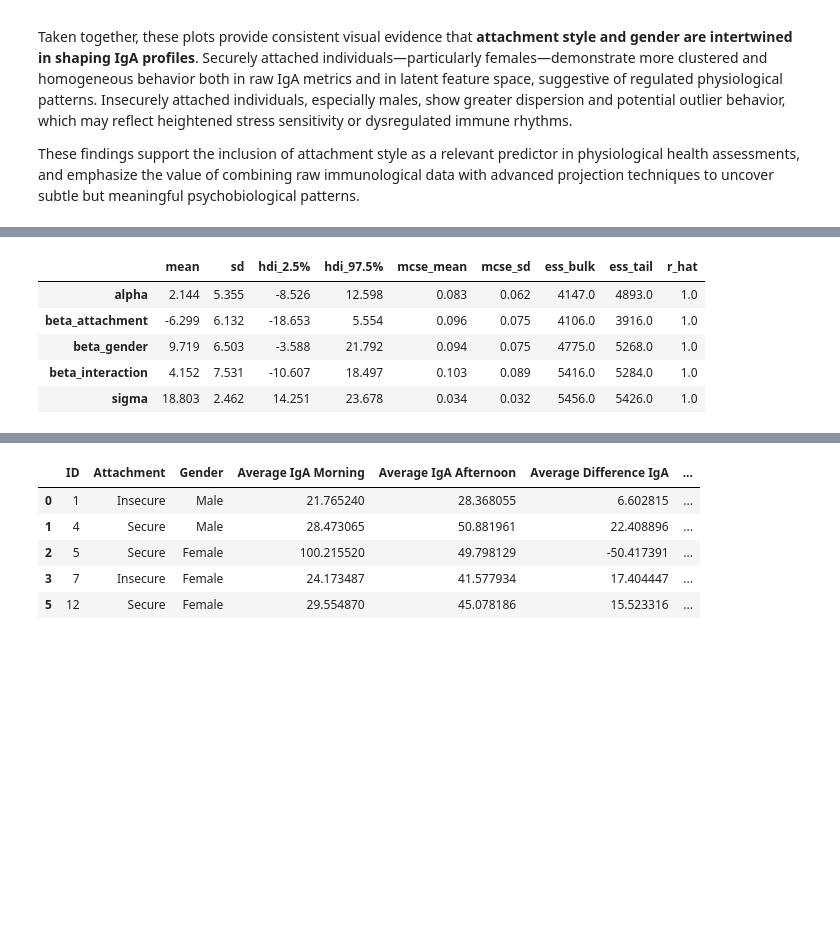
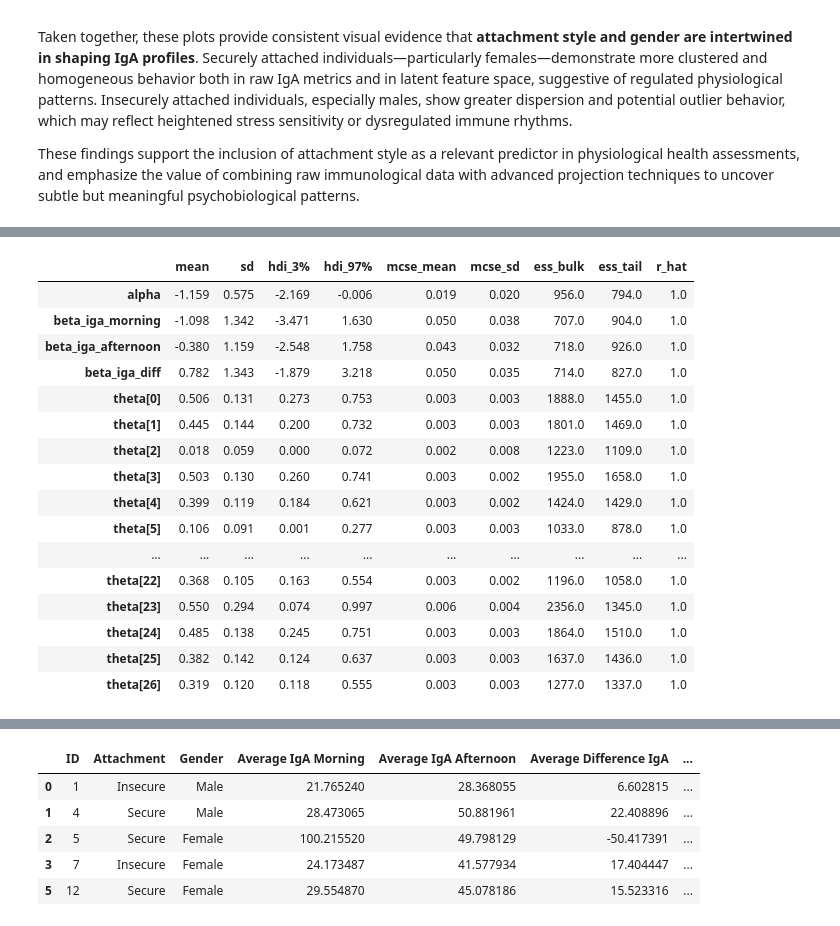
Before and after one commit to dMedinaO/IgA_attachment_analysis, a Jupyter notebook: scripts/3_descriptive_analysis_IGA.ipynb, the cells around one changed output, grey strips where cells are left out. Saved outputs shown, nothing was run; the diff lists cells and outputs as text; code cells hidden in the pictures; blank space fills up the shorter version.

```diff
--- a/scripts/3_descriptive_analysis_IGA.ipynb
+++ b/scripts/3_descriptive_analysis_IGA.ipynb
@@ -1040,39 +1047,47 @@ where $\varepsilon_i \sim \mathcal{N}(0, \sigma)$
 import pymc as pm
 import arviz as az
 
-# Preprocesamiento
-df_bayes = df_data_clean.copy()
-df_bayes = df_bayes.dropna(subset=["Average Difference IgA", "Attachment", "Gender"]).copy()
+# Encode attachment
+df_data_clean['Attachment_binary'] = df_data_clean['Attachment'].map({'Secure': 0, 'Insecure': 1})
 
-# Codificar variables
-df_bayes["Attachment_code"] = (df_bayes["Attachment"] == "Secure").astype(int)
-df_bayes["Gender_code"] = (df_bayes["Gender"] == "Male").astype(int)
-df_bayes["Interaction"] = df_bayes["Attachment_code"] * df_bayes["Gender_code"]
+# Select predictors
+X = df_data_clean[['Average IgA Morning', 'Average IgA Afternoon', 'Average Difference IgA']]
+y = df_data_clean['Attachment_binary'].values
 
-# Variables dependientes
-y = df_bayes["Average Difference IgA"].values
-x1 = df_bayes["Attachment_code"].values
-x2 = df_bayes["Gender_code"].values
-x3 = df_bayes["Interaction"].values
+# Normalize predictors
+scaler = StandardScaler()
+X_scaled = scaler.fit_transform(X)
+iga_morning = X_scaled[:, 0]
+iga_afternoon = X_scaled[:, 1]
+iga_diff = X_scaled[:, 2]
 
-# Modelo Bayesiano
-with pm.Model() as model:
-    # Priors
-    alpha = pm.Normal("alpha", mu=0, sigma=10)
-    beta_1 = pm.Normal("beta_attachment", mu=0, sigma=10)
-    beta_2 = pm.Normal("beta_gender", mu=0, sigma=10)
-    beta_3 = pm.Normal("beta_interaction", mu=0, sigma=10)
-    sigma = pm.HalfNormal("sigma", sigma=10)
+# Define Bayesian logistic regression model
+with pm.Model() as iga_model:
+    alpha = pm.Normal("alpha", mu=0, sigma=2)
+    beta_morning = pm.Normal("beta_iga_morning", mu=0, sigma=2)
+    beta_afternoon = pm.Normal("beta_iga_afternoon", mu=0, sigma=2)
+    beta_diff = pm.Normal("beta_iga_diff", mu=0, sigma=2)
 
-    # Modelo lineal
-    μ = alpha + beta_1 * x1 + beta_2 * x2 + beta_3 * x3
+    # Linear predictor
+    mu = (alpha +
+          beta_morning * iga_morning +
+          beta_afternoon * iga_afternoon +
+          beta_diff * iga_diff)
 
-    # Likelihood
-    y_obs = pm.Normal("y_obs", mu=μ, sigma=sigma, observed=y)
+    theta = pm.Deterministic("theta", pm.math.sigmoid(mu))
+    y_obs = pm.Bernoulli("y_obs", p=theta, observed=y)
 
-    # Sampling
-    trace = pm.sample(2000, tune=1000, return_inferencedata=True, target_accept=0.95)
+    # Posterior sampling
+    trace = pm.sample(
+        draws=1000,
+        tune=1000,
+        chains=2,
+        cores=1,
+        init="adapt_diag",
+        target_accept=0.9,
+        return_inferencedata=True
+    )
 
-# Resumen de los parámetros
-az.summary(trace, hdi_prob=0.95)
+# Posterior summary
+az.summary(trace, hdi_prob=0.94)
 # %% [output]
@@ -1084,6 +1100,17 @@ Sampling 4 chains for 1_000 tune and 2_000 draw iterations (4_000 + 8_000 draws
-|  | mean | sd | hdi_2.5% | hdi_97.5% | mcse_mean | mcse_sd | ess_bulk | ess_tail | r_hat |
-| alpha | 2.144 | 5.355 | -8.526 | 12.598 | 0.083 | 0.062 | 4147.0 | 4893.0 | 1.0 |
-| beta_attachment | -6.299 | 6.132 | -18.653 | 5.554 | 0.096 | 0.075 | 4106.0 | 3916.0 | 1.0 |
-| beta_gender | 9.719 | 6.503 | -3.588 | 21.792 | 0.094 | 0.075 | 4775.0 | 5268.0 | 1.0 |
-| beta_interaction | 4.152 | 7.531 | -10.607 | 18.497 | 0.103 | 0.089 | 5416.0 | 5284.0 | 1.0 |
-| sigma | 18.803 | 2.462 | 14.251 | 23.678 | 0.034 | 0.032 | 5456.0 | 5426.0 | 1.0 |
+|  | mean | sd | hdi_3% | hdi_97% | mcse_mean | mcse_sd | ess_bulk | ess_tail | r_hat |
+| alpha | -1.159 | 0.575 | -2.169 | -0.006 | 0.019 | 0.020 | 956.0 | 794.0 | 1.0 |
+| beta_iga_morning | -1.098 | 1.342 | -3.471 | 1.630 | 0.050 | 0.038 | 707.0 | 904.0 | 1.0 |
+| beta_iga_afternoon | -0.380 | 1.159 | -2.548 | 1.758 | 0.043 | 0.032 | 718.0 | 926.0 | 1.0 |
+| beta_iga_diff | 0.782 | 1.343 | -1.879 | 3.218 | 0.050 | 0.035 | 714.0 | 827.0 | 1.0 |
+| theta[0] | 0.506 | 0.131 | 0.273 | 0.753 | 0.003 | 0.003 | 1888.0 | 1455.0 | 1.0 |
+| theta[1] | 0.445 | 0.144 | 0.200 | 0.732 | 0.003 | 0.003 | 1801.0 | 1469.0 | 1.0 |
+| theta[2] | 0.018 | 0.059 | 0.000 | 0.072 | 0.002 | 0.008 | 1223.0 | 1109.0 | 1.0 |
+| theta[3] | 0.503 | 0.130 | 0.260 | 0.741 | 0.003 | 0.002 | 1955.0 | 1658.0 | 1.0 |
+| theta[4] | 0.399 | 0.119 | 0.184 | 0.621 | 0.003 | 0.002 | 1424.0 | 1429.0 | 1.0 |
+| theta[5] | 0.106 | 0.091 | 0.001 | 0.277 | 0.003 | 0.003 | 1033.0 | 878.0 | 1.0 |
+| ... | ... | ... | ... | ... | ... | ... | ... | ... | ... |
+| theta[22] | 0.368 | 0.105 | 0.163 | 0.554 | 0.003 | 0.002 | 1196.0 | 1058.0 | 1.0 |
+| theta[23] | 0.550 | 0.294 | 0.074 | 0.997 | 0.006 | 0.004 | 2356.0 | 1345.0 | 1.0 |
+| theta[24] | 0.485 | 0.138 | 0.245 | 0.751 | 0.003 | 0.003 | 1864.0 | 1510.0 | 1.0 |
+| theta[25] | 0.382 | 0.142 | 0.124 | 0.637 | 0.003 | 0.003 | 1637.0 | 1436.0 | 1.0 |
+| theta[26] | 0.319 | 0.120 | 0.118 | 0.555 | 0.003 | 0.003 | 1277.0 | 1337.0 | 1.0 |
```
Also changed, not shown: parts of 8 cells of this notebook, 1 other file.
